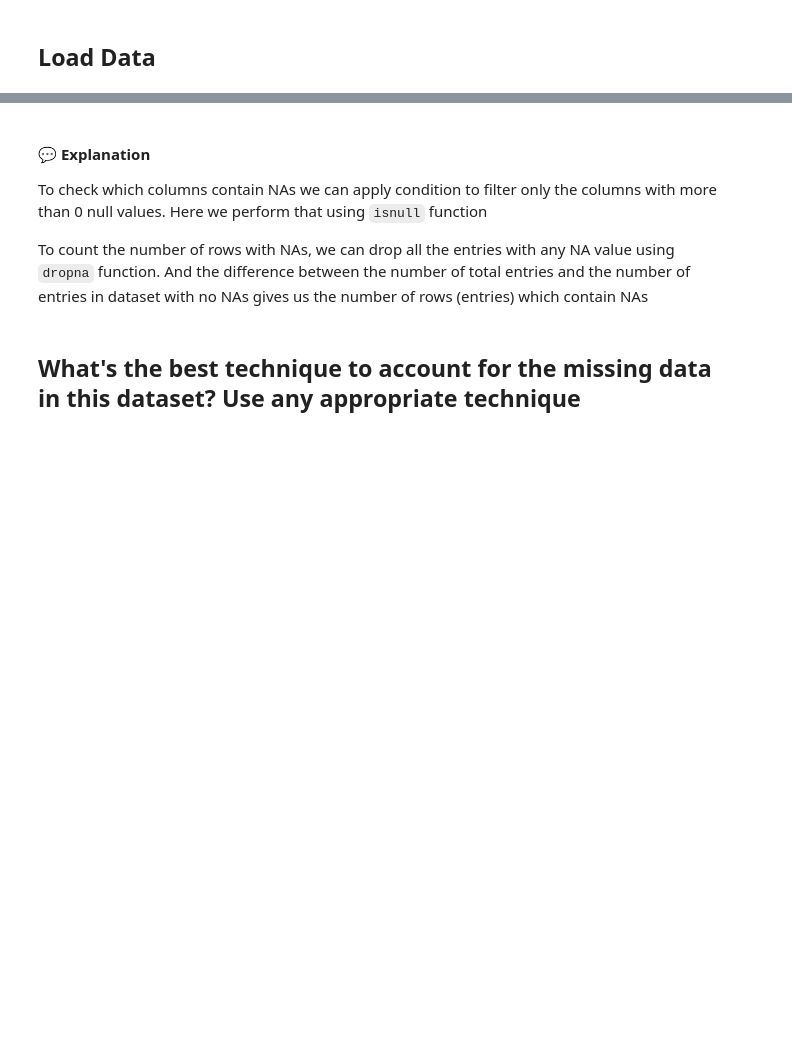
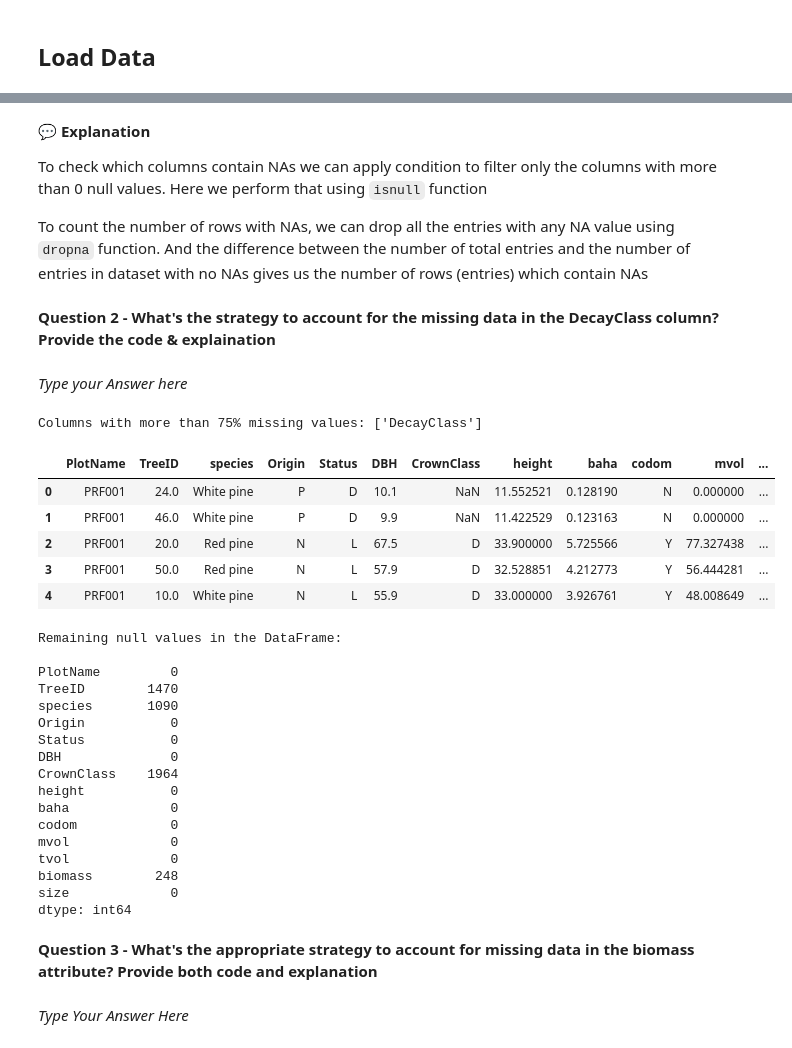
Before and after one commit to subornaa/Data-Analytics-Tutorials, a Jupyter notebook: Data_Wrangling_Tutorials.ipynb, the cells around one changed output, grey strips where cells are left out. Cells and saved outputs as stored; diff of their text form; code cells hidden in the pictures; blank space fills up the shorter version.

```diff
--- a/Data_Wrangling_Tutorials.ipynb
+++ b/Data_Wrangling_Tutorials.ipynb
@@ -238,11 +396,56 @@ Number of null values in each column:
 dtype: int64
 # %% [markdown]
-<h4>💬 Explanation</h4>
+**💬 Explanation**
 
 To check which columns contain NAs we can apply condition to filter only the columns with more than 0 null values. Here we perform that using `isnull` function
 
 To count the number of rows with NAs, we can drop all the entries with any NA value using `dropna` function. And the difference between the number of total entries and the number of entries in dataset with no NAs gives us the number of rows (entries) which contain NAs
 # %% [markdown]
-## What's the best technique to account for the missing data in this dataset? Use any appropriate technique
+**Question 2  - What's the strategy to account for the missing data in the DecayClass column? Provide the code & explaination**
+# %% [markdown]
+*Type your Answer here*
 # %%
 # Add your code here
+# %%
+#@title Solution
+
+# columns with more than 75% missing values
+missing_threshold = 0.75 * len(trees_df)
+columns_to_drop = trees_df.columns[trees_df.isnull().mean() > 0.75]
+print(f"Columns with more than 75% missing values: {list(columns_to_drop)}")
+# Removing the DecayClass column as it has more than 75% missing values
+trees_df = trees_df.dropna(axis=1, thresh=len(trees_df) * 0.25)
+# Display the first few rows of the DataFrame after dropping DecayClass
+display(trees_df.head())
+
+# Remaining null values in the DataFrame
+print(f"\n\nRemaining null values in the DataFrame: \n\n{trees_df.isnull().sum()}")
+# %% [output]
+Columns with more than 75% missing values: ['DecayClass']
+|  | PlotName | TreeID | species | Origin | Status | DBH | CrownClass | height | baha | codom | mvol | ... |
+| 0 | PRF001 | 24.0 | White pine | P | D | 10.1 | NaN | 11.552521 | 0.128190 | N | 0.000000 | ... |
+| 1 | PRF001 | 46.0 | White pine | P | D | 9.9 | NaN | 11.422529 | 0.123163 | N | 0.000000 | ... |
+| 2 | PRF001 | 20.0 | Red pine | N | L | 67.5 | D | 33.900000 | 5.725566 | Y | 77.327438 | ... |
+| 3 | PRF001 | 50.0 | Red pine | N | L | 57.9 | D | 32.528851 | 4.212773 | Y | 56.444281 | ... |
+| 4 | PRF001 | 10.0 | White pine | N | L | 55.9 | D | 33.000000 | 3.926761 | Y | 48.008649 | ... |
+Remaining null values in the DataFrame:
+
+PlotName         0
+TreeID        1470
+species       1090
+Origin           0
+Status           0
+DBH              0
+CrownClass    1964
+height           0
+baha             0
+codom            0
+mvol             0
+tvol             0
+biomass        248
+size             0
+dtype: int64
+# %% [markdown]
+**Question 3  - What's the appropriate strategy to account for missing data in the biomass attribute? Provide both code and explanation**
+# %% [markdown]
+*Type Your Answer Here*
```
Also changed, not shown: parts of 42 cells of this notebook.
